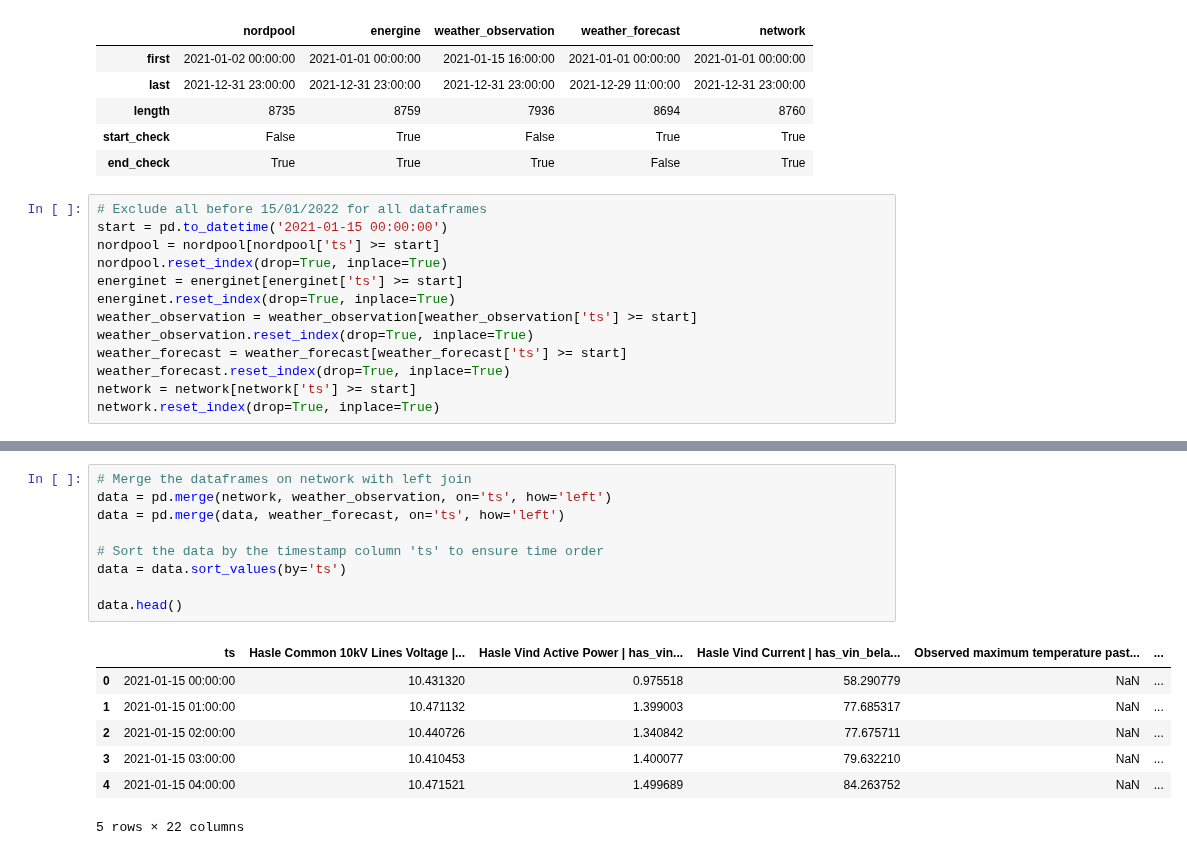
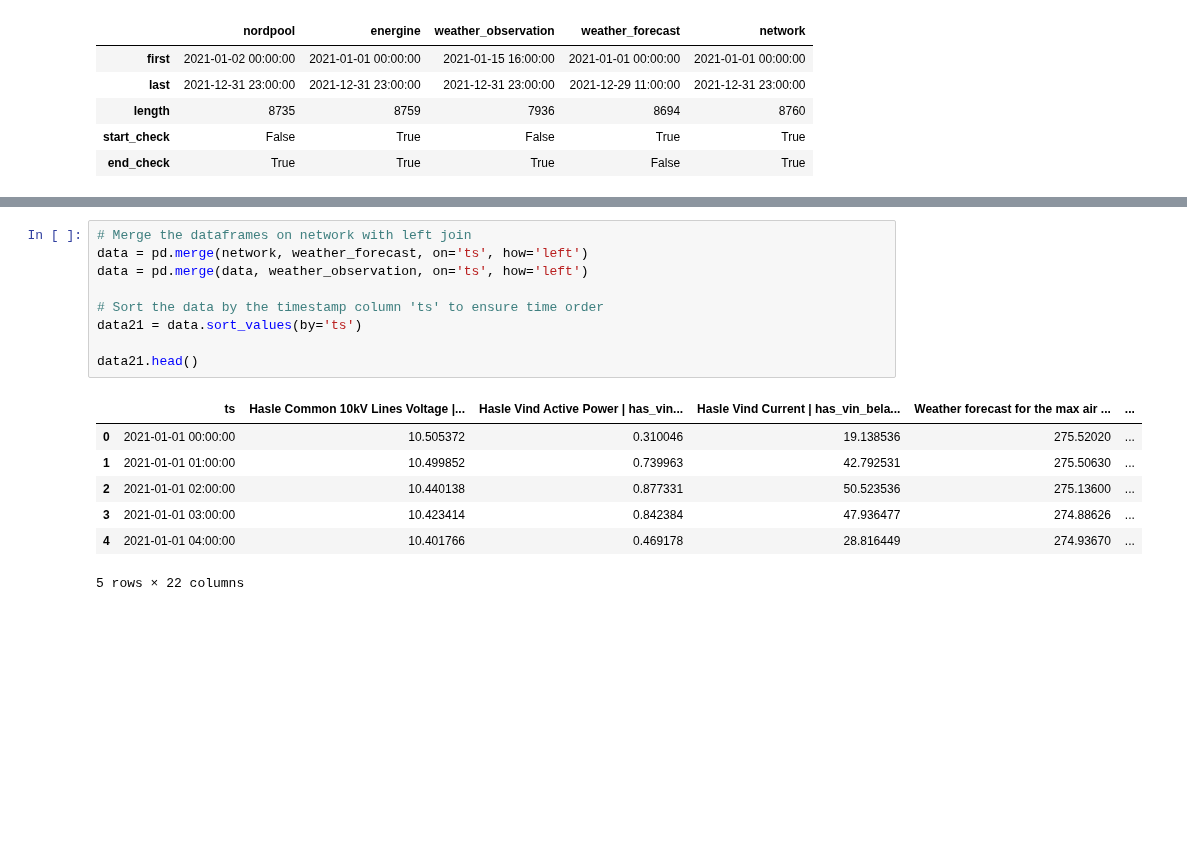
Before and after one commit to Max-f123/Machine_Learning_in_Energy_Systems, a Jupyter notebook: Test 21.ipynb, the cells around one changed output, grey strips where cells are left out. Cells and saved outputs as stored; diff of their text form; blank space fills up the shorter version.

```diff
--- a/Test 21.ipynb
+++ b/Test 21.ipynb
@@ -63,16 +63,3 @@ Length of a year in hours: 8760
 | length | 8735 | 8759 | 7936 | 8694 | 8760 |
 | start_check | False | True | False | True | True |
 | end_check | True | True | True | False | True |
-# %%
-# Exclude all before 15/01/2022 for all dataframes
-start = pd.to_datetime('2021-01-15 00:00:00')
-nordpool = nordpool[nordpool['ts'] >= start]
-nordpool.reset_index(drop=True, inplace=True)
-energinet = energinet[energinet['ts'] >= start]
-energinet.reset_index(drop=True, inplace=True)
-weather_observation = weather_observation[weather_observation['ts'] >= start]
-weather_observation.reset_index(drop=True, inplace=True)
-weather_forecast = weather_forecast[weather_forecast['ts'] >= start]
-weather_forecast.reset_index(drop=True, inplace=True)
-network = network[network['ts'] >= start]
-network.reset_index(drop=True, inplace=True)
@@ -88,17 +66,17 @@ get_first_last(nordpool=nordpool, energinet=energinet, weather_observation=weath
 # %%
 # Merge the dataframes on network with left join
-data = pd.merge(network, weather_observation, on='ts', how='left')
-data = pd.merge(data, weather_forecast, on='ts', how='left')
+data = pd.merge(network, weather_forecast, on='ts', how='left')
+data = pd.merge(data, weather_observation, on='ts', how='left')
 
 # Sort the data by the timestamp column 'ts' to ensure time order
-data = data.sort_values(by='ts')
+data21 = data.sort_values(by='ts')
 
-data.head()
+data21.head()
 # %% [output]
-|  | ts | Hasle Common 10kV Lines Voltage |... | Hasle Vind Active Power | has_vin... | Hasle Vind Current | has_vin_bela... | Observed maximum temperature past... | ... |
-| 0 | 2021-01-15 00:00:00 | 10.431320 | 0.975518 | 58.290779 | NaN | ... |
-| 1 | 2021-01-15 01:00:00 | 10.471132 | 1.399003 | 77.685317 | NaN | ... |
-| 2 | 2021-01-15 02:00:00 | 10.440726 | 1.340842 | 77.675711 | NaN | ... |
-| 3 | 2021-01-15 03:00:00 | 10.410453 | 1.400077 | 79.632210 | NaN | ... |
-| 4 | 2021-01-15 04:00:00 | 10.471521 | 1.499689 | 84.263752 | NaN | ... |
+|  | ts | Hasle Common 10kV Lines Voltage |... | Hasle Vind Active Power | has_vin... | Hasle Vind Current | has_vin_bela... | Weather forecast for the max air ... | ... |
+| 0 | 2021-01-01 00:00:00 | 10.505372 | 0.310046 | 19.138536 | 275.52020 | ... |
+| 1 | 2021-01-01 01:00:00 | 10.499852 | 0.739963 | 42.792531 | 275.50630 | ... |
+| 2 | 2021-01-01 02:00:00 | 10.440138 | 0.877331 | 50.523536 | 275.13600 | ... |
+| 3 | 2021-01-01 03:00:00 | 10.423414 | 0.842384 | 47.936477 | 274.88626 | ... |
+| 4 | 2021-01-01 04:00:00 | 10.401766 | 0.469178 | 28.816449 | 274.93670 | ... |
 5 rows × 22 columns
```
Also changed, not shown: parts of 21 cells of this notebook, 3 other files.
